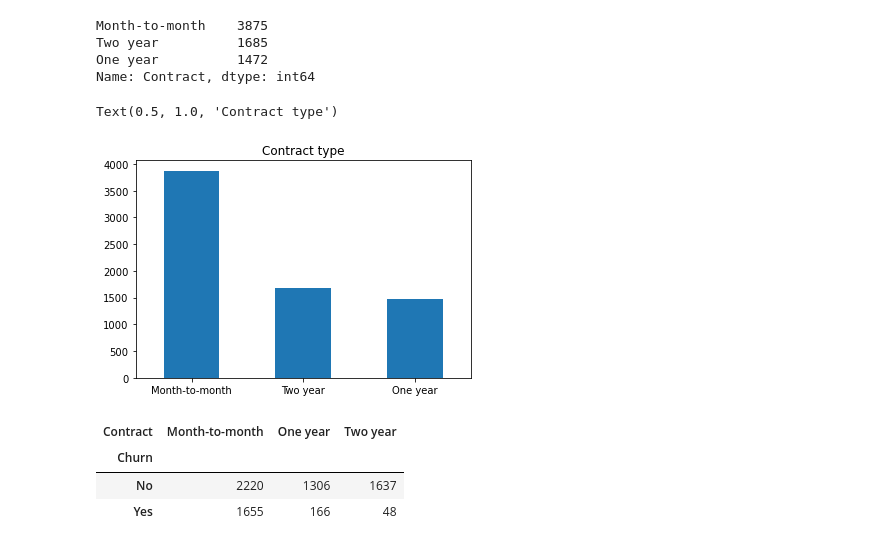
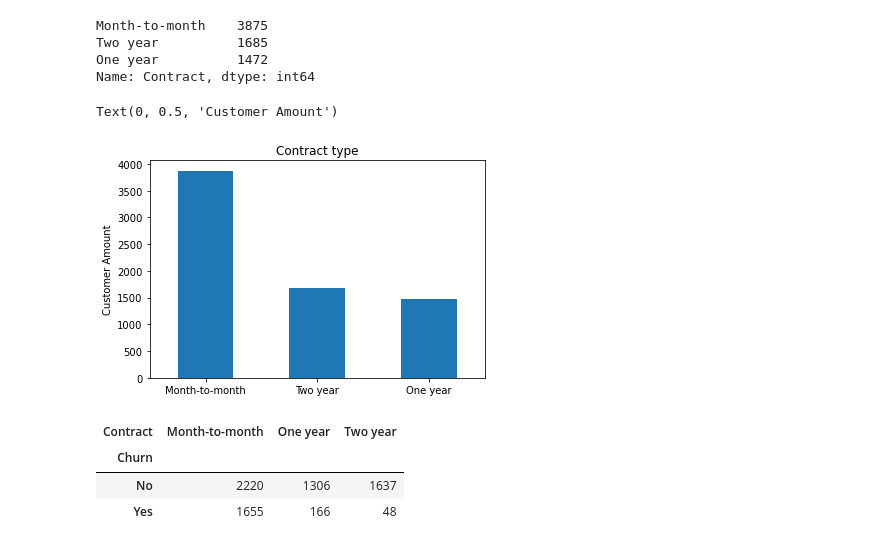
Before and after one commit to chrisvinhston/customer_churn_prediction, a Jupyter notebook: main.ipynb, the cells around one changed output. Drawn from its saved outputs; the diff is of its cells as text; code cells hidden in the pictures.

```diff
--- a/main.ipynb
+++ b/main.ipynb
@@ -300,10 +301,11 @@ Name: Contract, dtype: int64
 # %%
 # See that most customers have a month-to-month contract
 contracts.plot.bar(rot=0)
 plt.title('Contract type')
+plt.ylabel('Customer Amount')
 # %% [output]
-Text(0.5, 1.0, 'Contract type')
+Text(0, 0.5, 'Customer Amount')
-[figure, old version]
+[figure, new version]
 # %%
 contracts_churn = df.groupby(['Contract', 'Churn']).size().unstack().T
 contracts_churn
```
Also changed, not shown: parts of 43 cells of this notebook, 1 other file.
